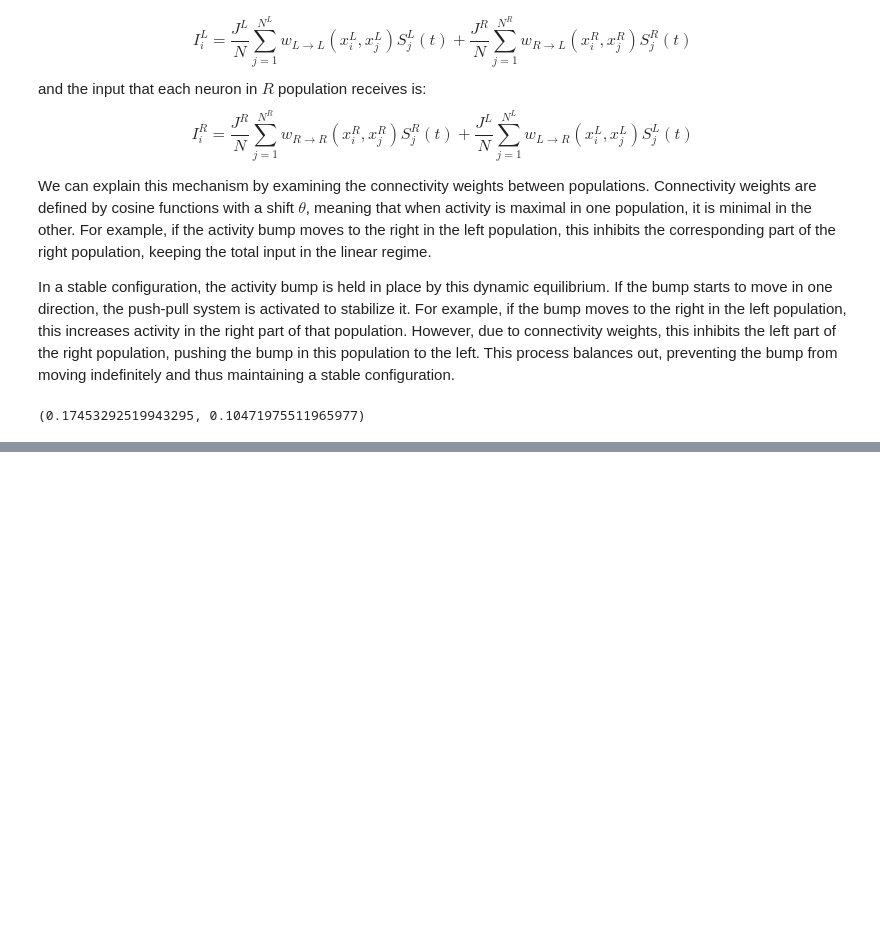
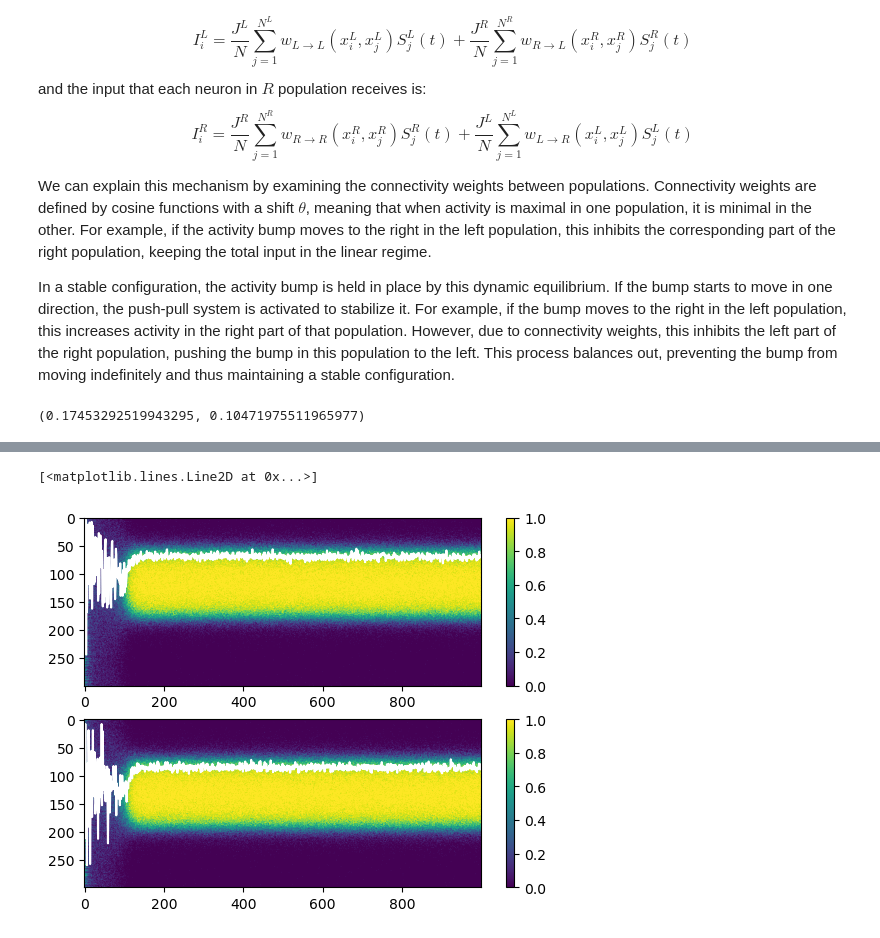
Before and after one commit to nosratullah/path_integration, a Jupyter notebook: attractors.ipynb, the cells around one changed output, grey strips where cells are left out. Saved outputs shown, nothing was run; the diff lists cells and outputs as text; code cells hidden in the pictures; blank space fills up the shorter version.

```diff
--- a/attractors.ipynb
+++ b/attractors.ipynb
@@ -578,0 +582,23 @@ plt.title('Spike raster')
+# %%
+plt.subplot(211)
+mean_rate_l = calculate_mean_rate(N, T, dt, spikes_l)
+mean_over_time_l = np.mean(mean_rate_l, axis=1)
+plt.imshow(mean_rate_l, aspect='auto')
+plt.colorbar()
+max_neuron_rate_l = []
+for t in range(1, T):
+    max_neuron_rate_l.append(np.argmax(mean_rate_l[:, t]))
+plt.plot(max_neuron_rate_l, color='white')
+
+plt.subplot(212)
+mean_rate_r = calculate_mean_rate(N, T, dt, spikes_r)
+mean_over_time_r = np.mean(mean_rate_r, axis=1)
+plt.imshow(mean_rate_r, aspect='auto')
+plt.colorbar()
+max_neuron_rate_r = []
+for t in range(1, T):
+    max_neuron_rate_r.append(np.argmax(mean_rate_r[:, t]))
+plt.plot(max_neuron_rate_r, color='white')
+# %% [output]
+[<matplotlib.lines.Line2D at 0x...>]
+[figure, added]
```
Also changed, not shown: parts of 1 cell of this notebook.
